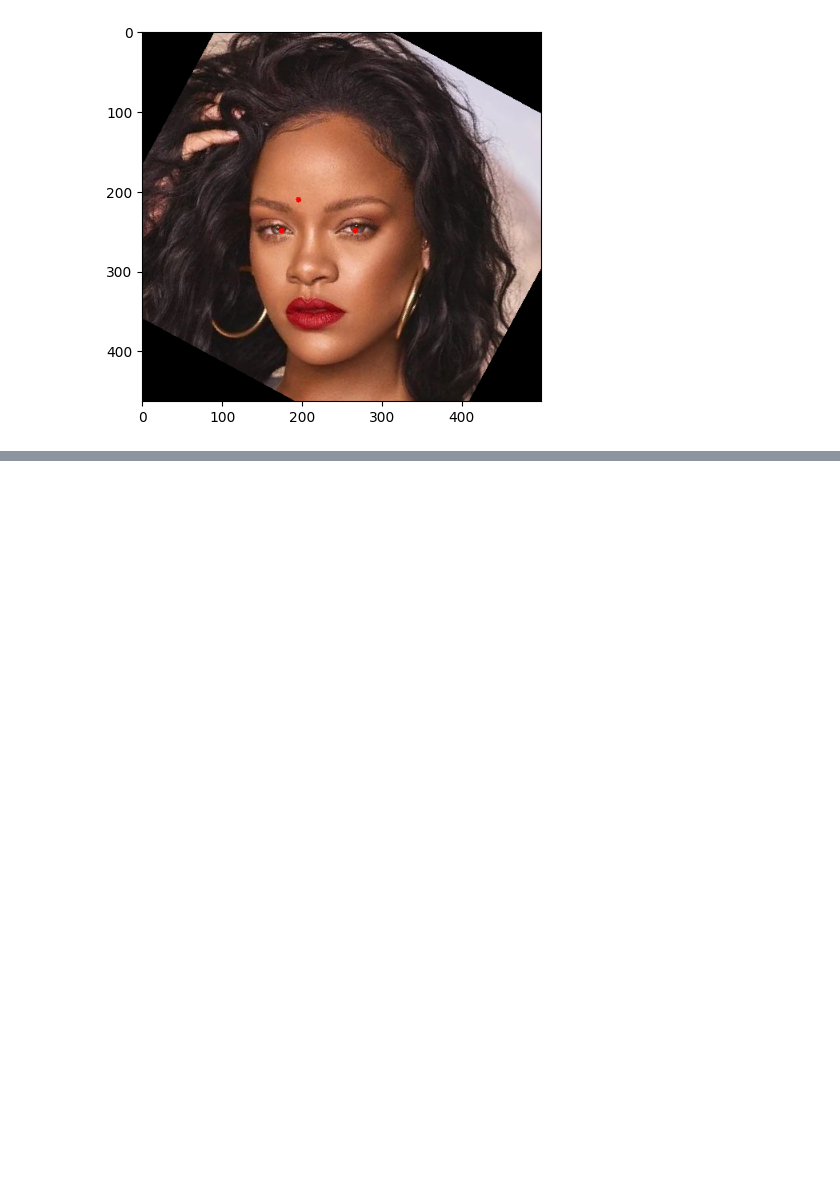
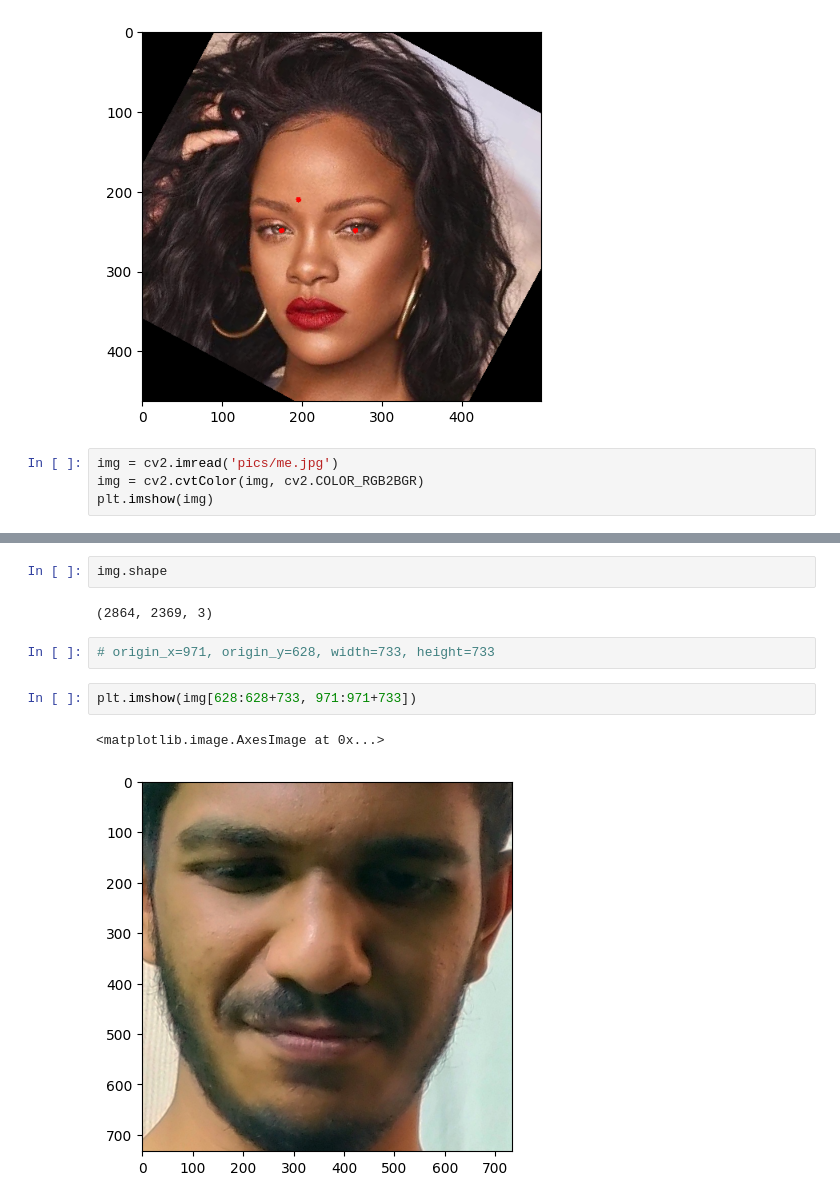
Before and after one commit to nihal-DS/Computer_Vision_Prac, a Jupyter notebook: Bounding_Box.ipynb, the cells around one changed output, grey strips where cells are left out. Saved outputs shown, nothing was run; the diff lists cells and outputs as text; blank space fills up the shorter version.

```diff
--- a/Bounding_Box.ipynb
+++ b/Bounding_Box.ipynb
@@ -241,3 +241,7 @@ plt.imshow(new_img)
 # %% [output]
 <matplotlib.image.AxesImage at 0x...>
 [figure]
+# %%
+img = cv2.imread('pics/me.jpg')
+img = cv2.cvtColor(img, cv2.COLOR_RGB2BGR)
+plt.imshow(img)
@@ -243,0 +251,11 @@ plt.imshow(new_img)
+# %%
+img.shape
+# %% [output]
+(2864, 2369, 3)
+# %%
+# origin_x=971, origin_y=628, width=733, height=733
+# %%
+plt.imshow(img[628:628+733, 971:971+733])
+# %% [output]
+<matplotlib.image.AxesImage at 0x...>
+[figure, added]
```
Also changed, not shown: parts of 2 cells of this notebook, 1 other file.
